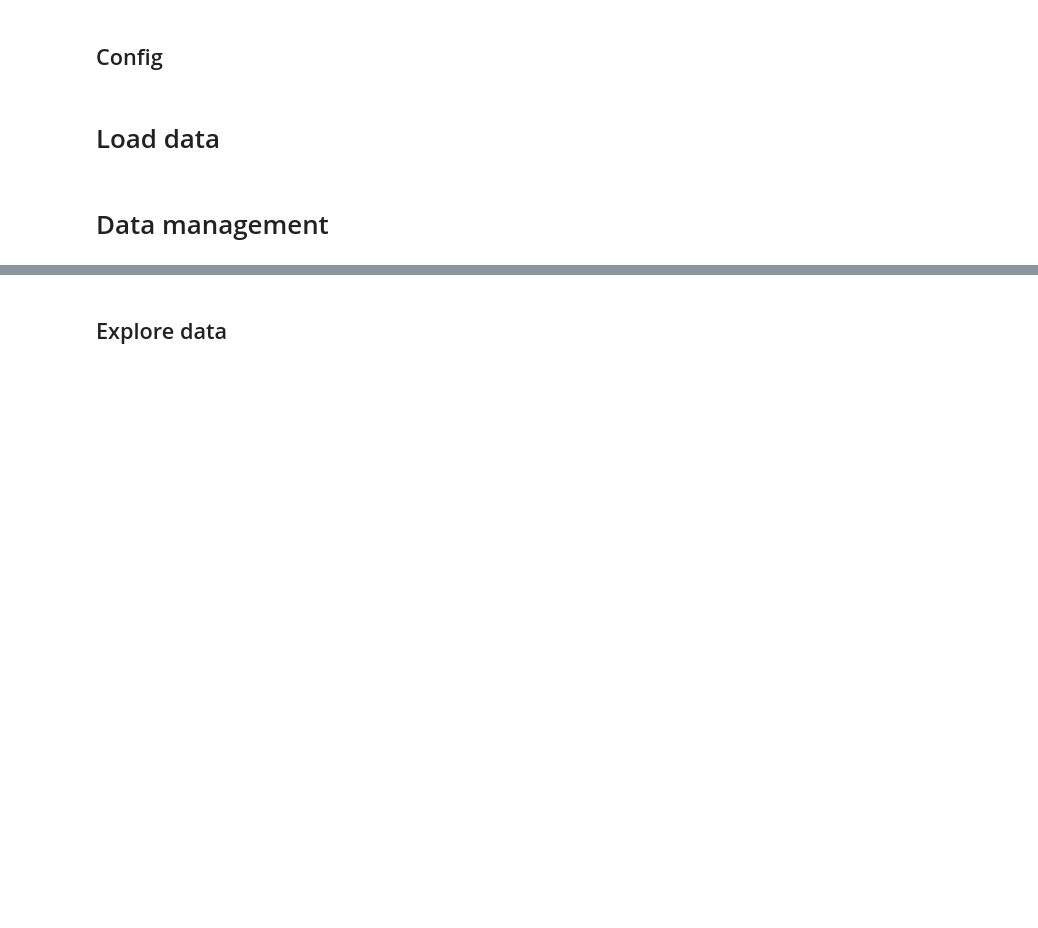
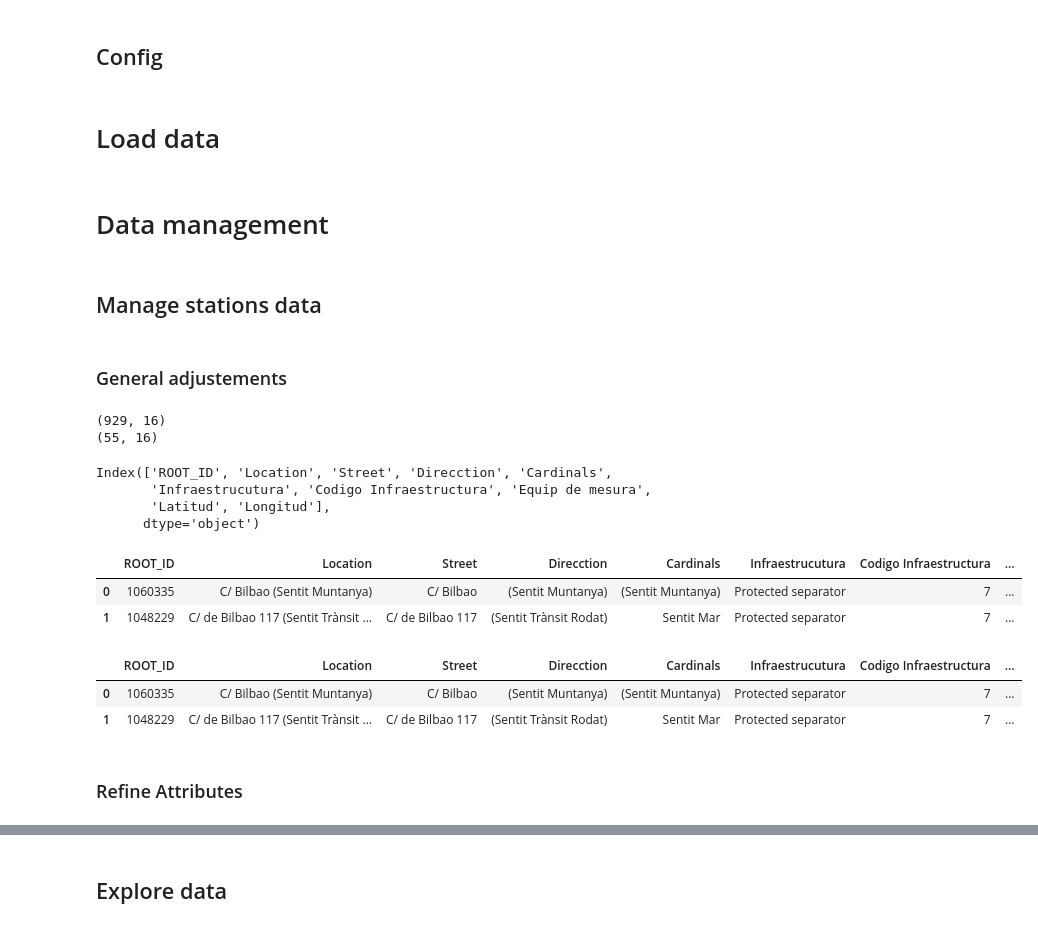
Before and after one commit to cyclingMoritz/250MUM006, a Jupyter notebook: notebooks/001-luca-explore-bicizen.ipynb, the cells around one changed output, grey strips where cells are left out. Saved outputs shown, nothing was run; the diff lists cells and outputs as text; code cells hidden in the pictures; blank space fills up the shorter version.

```diff
--- a/notebooks/001-luca-explore-bicizen.ipynb
+++ b/notebooks/001-luca-explore-bicizen.ipynb
@@ -22,2 +24,39 @@ locations=pd.read_csv(Path(INPUT_DATA_PATH) /"Station_Data_BiciZen.csv",sep=';')
 # %% [markdown]
 # Data management
+# %% [markdown]
+## Manage stations data
+# %% [markdown]
+### General adjustements
+# %%
+#Remove the duplicated rows
+print(locations.shape)
+locations=locations.drop_duplicates()
+print(locations.shape)
+# %% [output]
+(929, 16)
+(55, 16)
+# %%
+# Drop columns where all values are NaN
+locations = locations.dropna(axis=1, how='all')
+
+print(locations.columns)
+locations.head(2)
+# %% [output]
+Index(['ROOT_ID', 'Location', 'Street', 'Direcction', 'Cardinals',
+       'Infraestrucutura', 'Codigo Infraestructura', 'Equip de mesura',
+       'Latitud', 'Longitud'],
+      dtype='object')
+|  | ROOT_ID | Location | Street | Direcction | Cardinals | Infraestrucutura | Codigo Infraestructura | ... |
+| 0 | 1060335 | C/ Bilbao (Sentit Muntanya) | C/ Bilbao | (Sentit Muntanya) | (Sentit Muntanya) | Protected separator | 7 | ... |
+| 1 | 1048229 | C/ de Bilbao 117 (Sentit Trànsit ... | C/ de Bilbao 117 | (Sentit Trànsit Rodat) | Sentit Mar | Protected separator | 7 | ... |
+# %%
+#Make geodataframe
+locations = gpd.GeoDataFrame(locations, geometry=gpd.points_from_xy(locations.Longitud, locations.Latitud))
+locations.set_crs("epsg:4326",inplace=True)
+locations.head(2)
+# %% [output]
+|  | ROOT_ID | Location | Street | Direcction | Cardinals | Infraestrucutura | Codigo Infraestructura | ... |
+| 0 | 1060335 | C/ Bilbao (Sentit Muntanya) | C/ Bilbao | (Sentit Muntanya) | (Sentit Muntanya) | Protected separator | 7 | ... |
+| 1 | 1048229 | C/ de Bilbao 117 (Sentit Trànsit ... | C/ de Bilbao 117 | (Sentit Trànsit Rodat) | Sentit Mar | Protected separator | 7 | ... |
+# %% [markdown]
+### Refine Attributes
```
Also changed, not shown: parts of 12 cells of this notebook.
